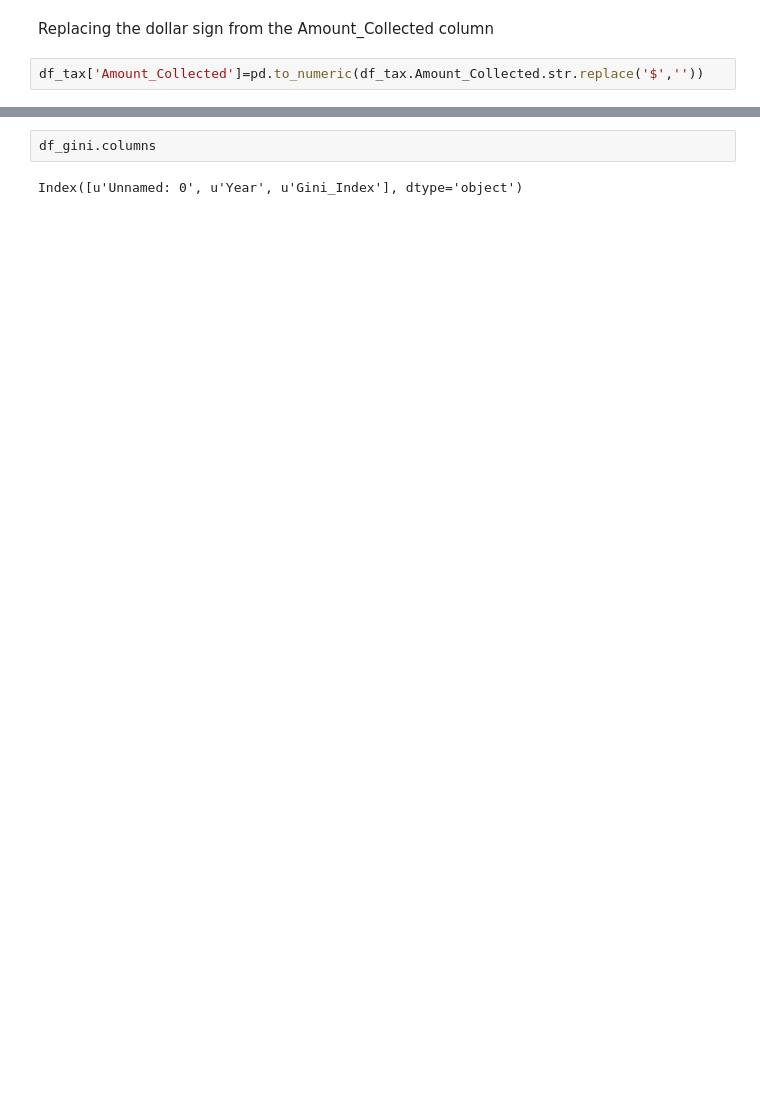
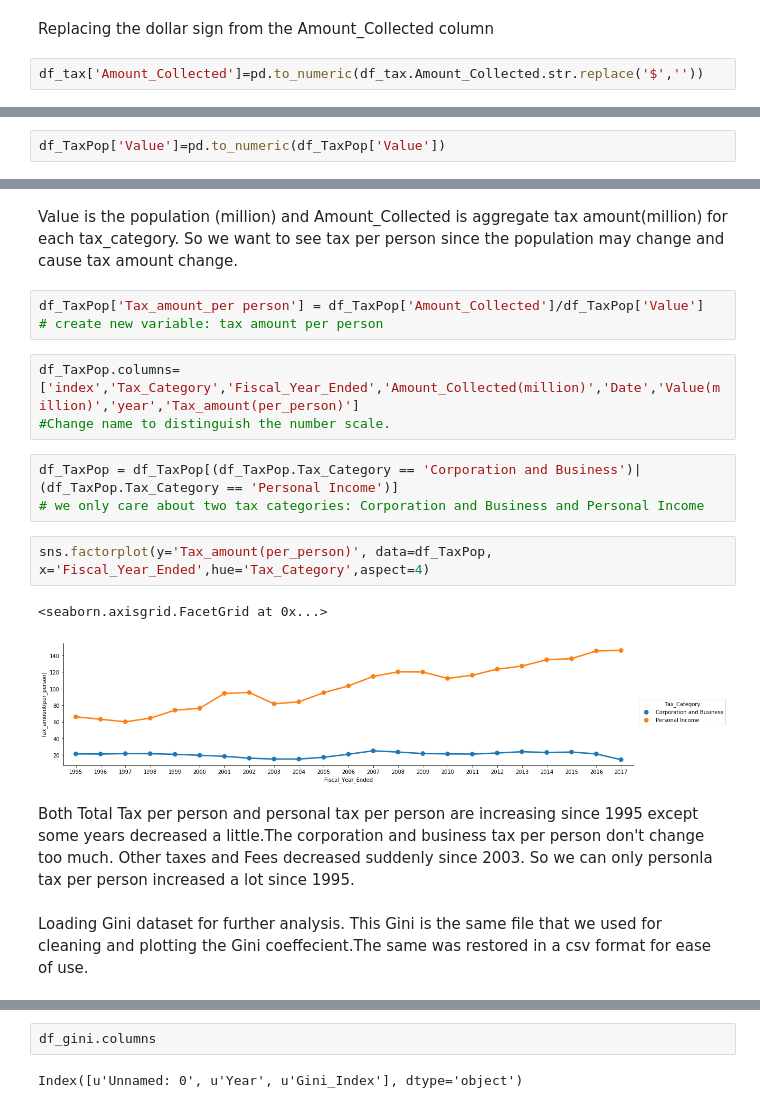
Before and after one commit to amritasharma05/Team-Project, a Jupyter notebook: INCOME_INEQUALITY_EDA.ipynb, the cells around one changed output, grey strips where cells are left out. Saved outputs shown, nothing was run; the diff lists cells and outputs as text; blank space fills up the shorter version.

```diff
--- a/INCOME_INEQUALITY_EDA.ipynb
+++ b/INCOME_INEQUALITY_EDA.ipynb
@@ -423,0 +473,2 @@ Loading Gini dataset for further analysis.
+# %%
+df_TaxPop['Value']=pd.to_numeric(df_TaxPop['Value'])
@@ -424,2 +484,22 @@ Loading Gini dataset for further analysis.
+# %% [markdown]
+Value is the population (million) and Amount_Collected is aggregate tax amount(million) for each tax_category. So we want to see tax per person since the population may change and cause tax amount change.
+# %%
+df_TaxPop['Tax_amount_per person'] = df_TaxPop['Amount_Collected']/df_TaxPop['Value']
+# create new variable: tax amount per person
+# %%
+df_TaxPop.columns=['index','Tax_Category','Fiscal_Year_Ended','Amount_Collected(million)','Date','Value(million)','year','Tax_amount(per_person)']
+#Change name to distinguish the number scale.
+# %%
+df_TaxPop = df_TaxPop[(df_TaxPop.Tax_Category == 'Corporation and Business')|(df_TaxPop.Tax_Category == 'Personal Income')]
+# we only care about two tax categories: Corporation and Business and Personal Income
+# %%
+sns.factorplot(y='Tax_amount(per_person)', data=df_TaxPop, x='Fiscal_Year_Ended',hue='Tax_Category',aspect=4)
+# %% [output]
+<seaborn.axisgrid.FacetGrid at 0x...>
+[figure, added]
+# %% [markdown]
+Both Total Tax per person and personal tax per person are increasing since 1995 except some years decreased a little.The corporation and business tax per person don't change too much. Other taxes and Fees decreased suddenly since 2003. So we can only personla tax per person increased a lot since 1995.
+# %% [markdown]
+Loading Gini dataset for further analysis. This Gini is the same file that we used for cleaning and plotting the Gini coeffecient.The same was restored in a csv format for ease of use.
 # %%
 df_gini = pd.read_csv('Gini_cs.csv')
```
Also changed, not shown: parts of 65 cells of this notebook.
